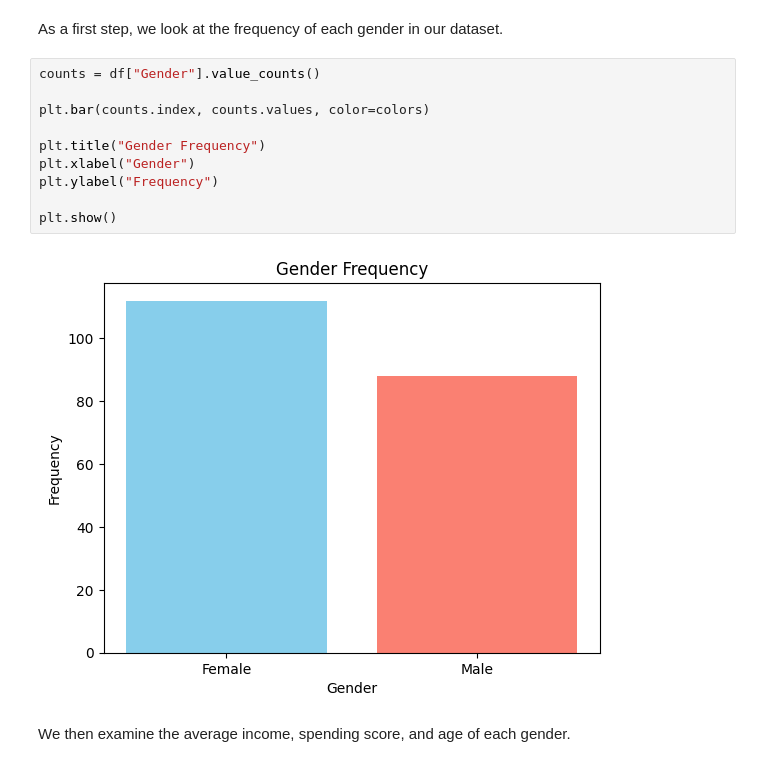
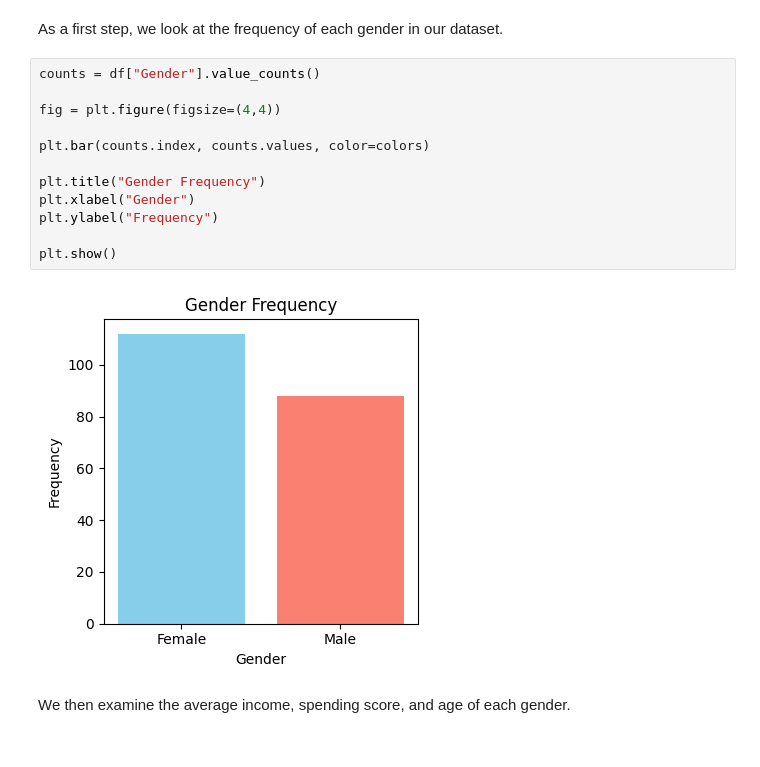
Before and after one commit to dross20/customer-clustering-som, a Jupyter notebook: clustering.ipynb, the cells around one changed output. Saved outputs shown, nothing was run; the diff lists cells and outputs as text.

Commit message:
Update figure size in clustering.ipynb

```diff
--- a/clustering.ipynb
+++ b/clustering.ipynb
@@ -41,16 +41,18 @@ colors = ["skyblue", "salmon", "lightgreen"]
 As a first step, we look at the frequency of each gender in our dataset.
 # %%
 counts = df["Gender"].value_counts()
+
+fig = plt.figure(figsize=(4,4))
 
 plt.bar(counts.index, counts.values, color=colors)
 
 plt.title("Gender Frequency")
 plt.xlabel("Gender")
 plt.ylabel("Frequency")
 
 plt.show()
 # %% [output]
-[figure, old version]
+[figure, new version]
 # %% [markdown]
 We then examine the average income, spending score, and age of each gender.
 # %%
```
Also changed, not shown: parts of 3 cells of this notebook.
